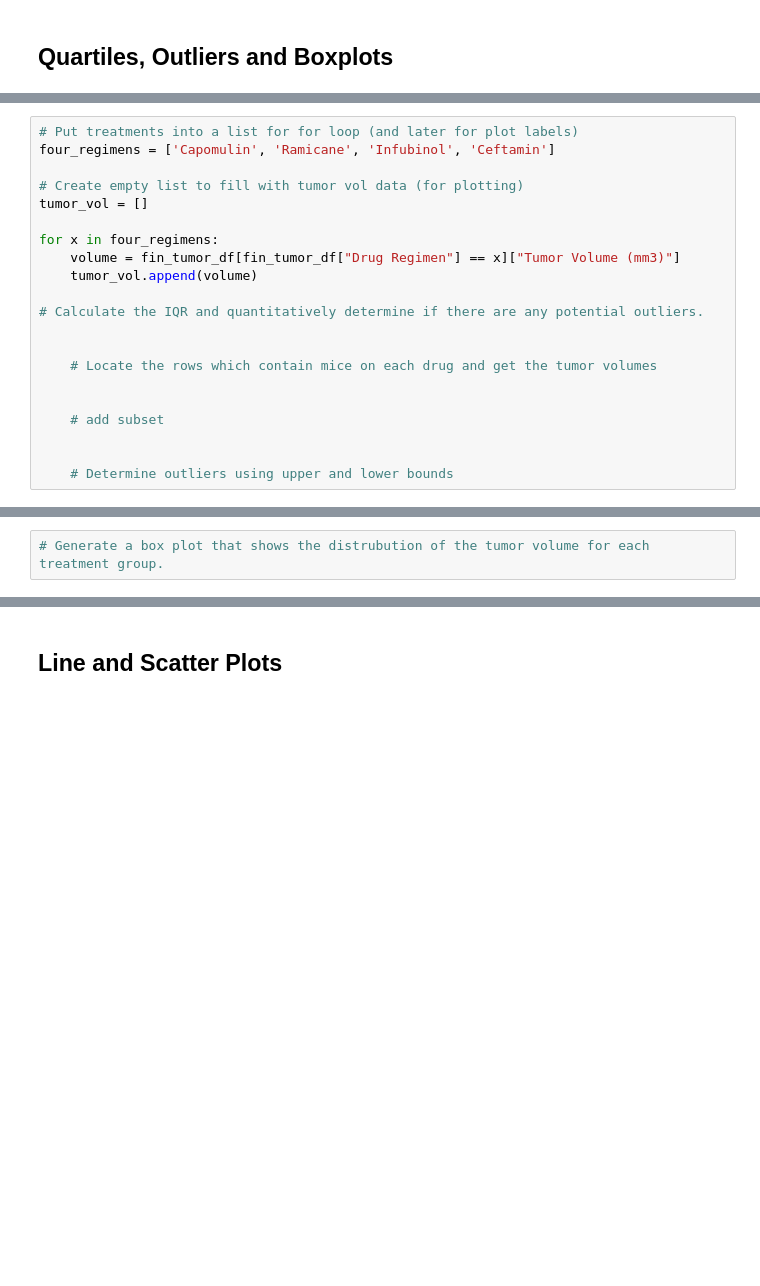
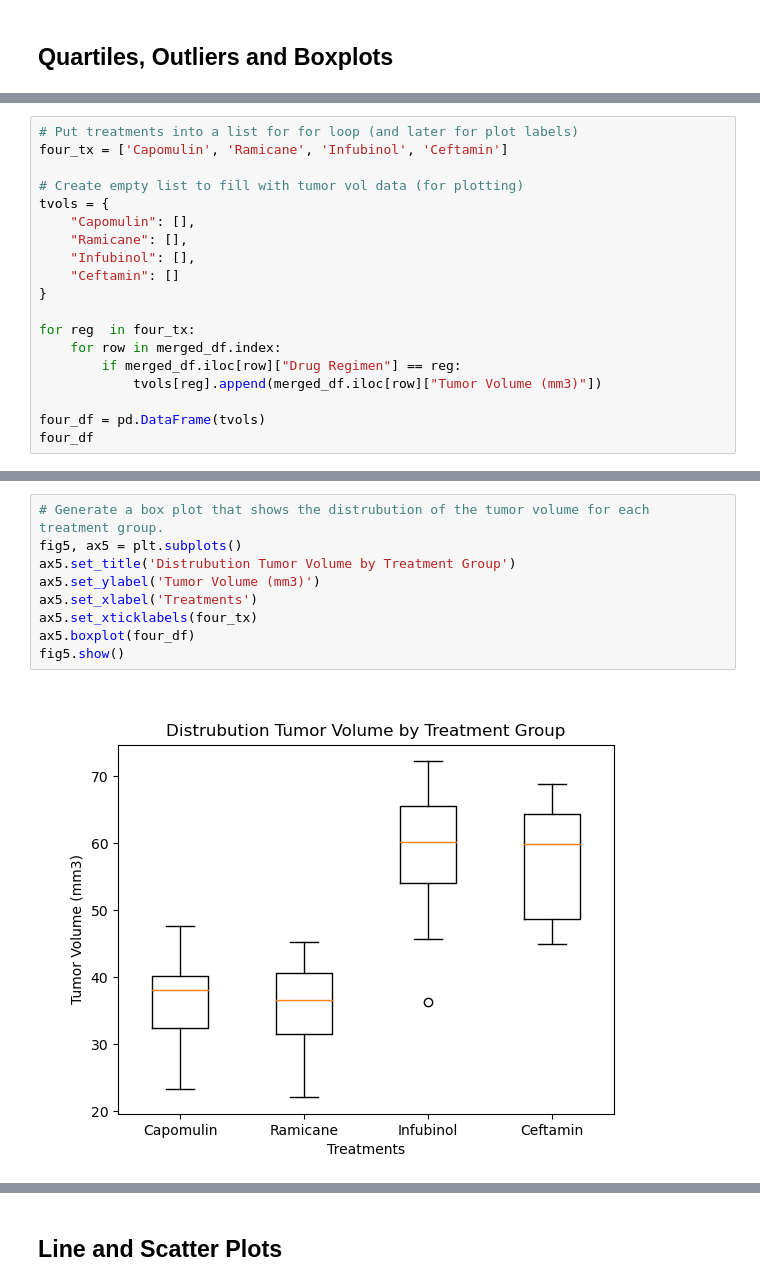
Before and after one commit to CassiaY/matplotlib-challenge, a Jupyter notebook: pymaceuticals_starter.ipynb, the cells around one changed output, grey strips where cells are left out. Saved outputs shown, nothing was run; the diff lists cells and outputs as text; blank space fills up the shorter version.

```diff
--- a/pymaceuticals_starter.ipynb
+++ b/pymaceuticals_starter.ipynb
@@ -224,22 +226,20 @@ fin_tumor_df = pd.merge(max_times_df, combo_df, on="Timepoint")
 # %%
 # Put treatments into a list for for loop (and later for plot labels)
-four_regimens = ['Capomulin', 'Ramicane', 'Infubinol', 'Ceftamin']
+four_tx = ['Capomulin', 'Ramicane', 'Infubinol', 'Ceftamin']
 
 # Create empty list to fill with tumor vol data (for plotting)
-tumor_vol = []
+tvols = {
+    "Capomulin": [],
+    "Ramicane": [],
+    "Infubinol": [],
+    "Ceftamin": []
+}
 
-for x in four_regimens:
-    volume = fin_tumor_df[fin_tumor_df["Drug Regimen"] == x]["Tumor Volume (mm3)"]
-    tumor_vol.append(volume)
+for reg  in four_tx:
+    for row in merged_df.index:
+        if merged_df.iloc[row]["Drug Regimen"] == reg:
+            tvols[reg].append(merged_df.iloc[row]["Tumor Volume (mm3)"])
 
-# Calculate the IQR and quantitatively determine if there are any potential outliers.
-
-
-    # Locate the rows which contain mice on each drug and get the tumor volumes
-
-
-    # add subset
-
-
-    # Determine outliers using upper and lower bounds
+four_df = pd.DataFrame(tvols)
+four_df
 # %% [output]
@@ -247,2 +289,11 @@ AttributeError: 'list' object has no attribute 'head'
 # %%
 # Generate a box plot that shows the distrubution of the tumor volume for each treatment group.
+fig5, ax5 = plt.subplots()
+ax5.set_title('Distrubution Tumor Volume by Treatment Group')
+ax5.set_ylabel('Tumor Volume (mm3)')
+ax5.set_xlabel('Treatments')
+ax5.set_xticklabels(four_tx)
+ax5.boxplot(four_df)
+fig5.show()
+# %% [output]
+[figure, added]
```
Also changed, not shown: parts of 7 cells of this notebook, 1 other file.
